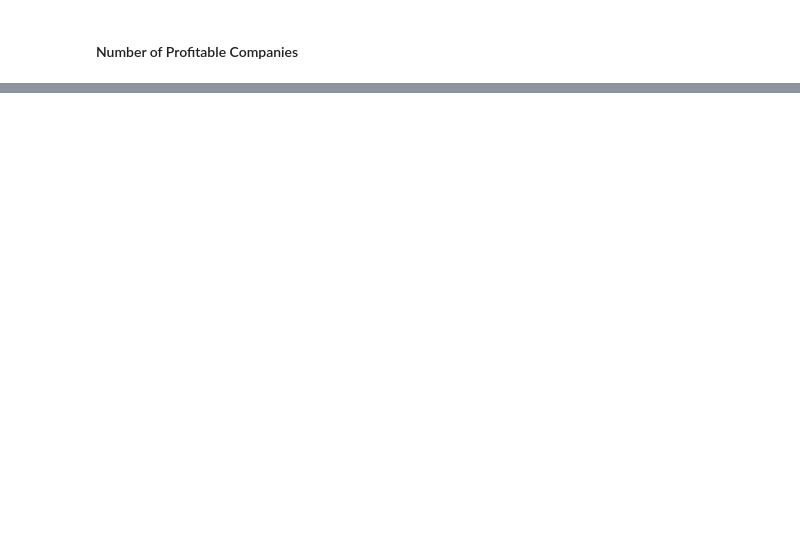
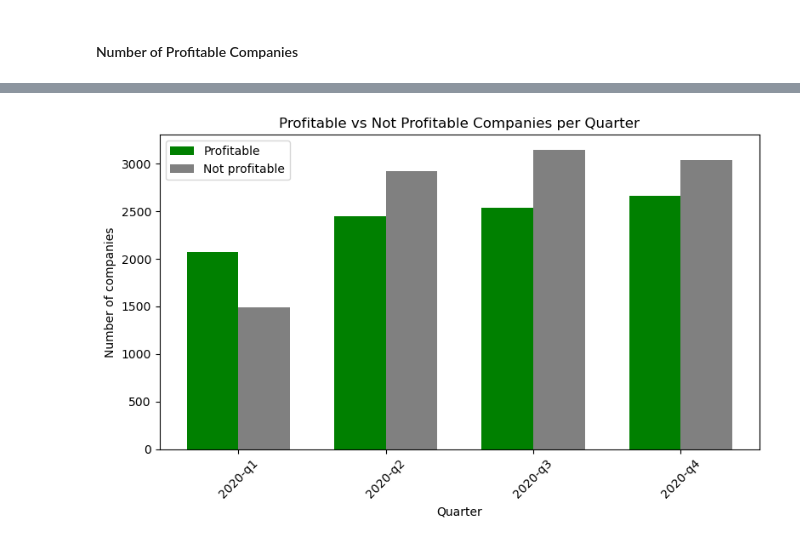
Before and after one commit to Tianyi-2000/Distributed_computing_group_project, a Jupyter notebook: notebooks/paul.ipynb, the cells around one changed output, grey strips where cells are left out. Cells and saved outputs as stored; diff of their text form; code cells hidden in the pictures; blank space fills up the shorter version.

```diff
--- a/notebooks/paul.ipynb
+++ b/notebooks/paul.ipynb
@@ -181,8 +158,8 @@ earnings_rdd.take(5)
 # %%
 earnings_by_filing = earnings_rdd.map(
     lambda row: (
-        (row[11], row[10], row[0]),  # key: (year, quarter, adsh)
-        float(row[8]),  # value: net income
+        (row[11], row[10], row[0]),   # key: (year, quarter, adsh)
+        float(row[8])                 # value: net income
     )
 )
 # %%
@@ -229,0 +233,16 @@ Since the total number of companies that had an earnings_tag was 104, about 59.6
+# %%
+total_counts_by_quarter = (
+    profitable_companies_clean
+    .map(lambda kv: (kv[0], 1))
+    .reduceByKey(lambda a, b: a + b)
+)
+
+# join: (quarter, (profitable, total))
+quarter_counts = profitable_counts_by_quarter.join(total_counts_by_quarter)
+
+# (quarter, profitable, not_profitable)
+quarter_summary = quarter_counts.map(
+    lambda kv: (kv[0], kv[1][0], kv[1][1] - kv[1][0])
+)
+
+quarter_summary.collect()
@@ -297,0 +258,35 @@ plt.show()
+# %%
+import matplotlib.pyplot as plt
+import numpy as np
+
+# 1. Collect and sort
+qs_list = quarter_summary.collect()
+
+# sort by (year, quarter)
+qs_list.sort(key=lambda x: (x[0][0], x[0][1]))
+
+# 2. Build lists for plotting
+quarters        = [f"{q[0]}-{q[1]}" for (q, _, _) in qs_list]  # "2020-q1"
+profitable_vals = [p for (_, p, _) in qs_list]
+not_profitable  = [np_ for (_, _, np_) in qs_list]
+
+# 3. Make grouped bar chart: green = profitable, grey = not profitable
+x = np.arange(len(quarters))
+width = 0.35  # bar width
+
+plt.figure(figsize=(8, 5))
+
+plt.bar(x - width/2, profitable_vals, width,
+        label="Profitable", color="green")
+plt.bar(x + width/2, not_profitable, width,
+        label="Not profitable", color="grey")
+
+plt.xticks(x, quarters, rotation=45)
+plt.ylabel("Number of companies")
+plt.xlabel("Quarter")
+plt.title("Profitable vs Not Profitable Companies per Quarter")
+plt.legend()
+plt.tight_layout()
+plt.show()
+# %% [output]
+[figure, added]
```
Also changed, not shown: parts of 23 cells of this notebook.
